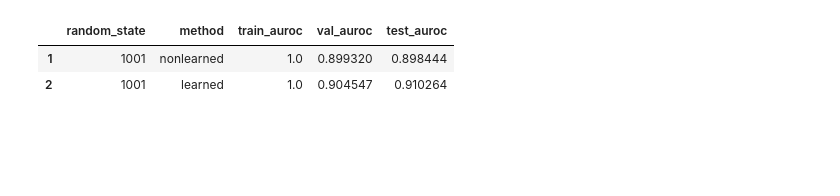
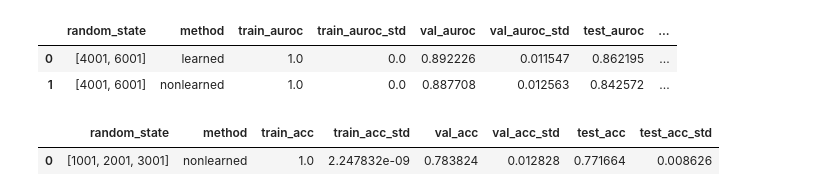
Before and after one commit to tufts-ml/bdl-transfer-learning, a Jupyter notebook: notebooks/comparison.ipynb, the cells around one changed output. Cells and saved outputs as stored; diff of their text form; code cells hidden in the pictures; blank space fills up the shorter version.

```diff
--- a/notebooks/comparison.ipynb
+++ b/notebooks/comparison.ipynb
@@ -18,8 +18,9 @@ def get_best_epoch(df, window_size):
                       for index in range(window_size, len(val_auroc))]
     return df.iloc[window_size+np.argmax(windowed_auroc)]
 # %%
-random_states = [1001]
-prior_scales = np.logspace(5, 9, num=5)
+random_states = [1001, 2001, 3001]
+random_states = [4001, 6001]
+prior_scales = np.logspace(0, 9, num=10)
 lr_0s = np.logspace(-1, -4, num=4)
 weight_decays = np.append(np.logspace(-2, -6, num=5), 0)
 window_size = 5
@@ -44,7 +45,7 @@ for (random_state,) in itertools.product(random_states):
            best_row.train_loss, best_row.train_nll, best_row.train_prior,
            best_row.val_auroc, best_row.val_loss, best_row.val_nll,
            best_row.val_prior]
-    df.loc[df.shape[0]+1] = row
+    df.loc[df.shape[0]] = row
     # Get best model
     best_row = None
     for lr_0, prior_scale, weight_decay in itertools.product(lr_0s, prior_scales, weight_decays):
@@ -59,11 +60,18 @@ for (random_state,) in itertools.product(random_states):
            best_row.train_loss, best_row.train_nll, best_row.train_prior,
            best_row.val_auroc, best_row.val_loss, best_row.val_nll,
            best_row.val_prior]
-    df.loc[df.shape[0]+1] = row
+    df.loc[df.shape[0]] = row
 # TODO: If more seeds are added average over seeds
+df = df.groupby('method').agg(lambda x: list(x))
+columns = ['test_auroc', 'train_auroc', 'val_auroc']
+for column in columns:
+    df['{}_std'.format(column)] = df[column].apply(lambda item: np.std(item))
+    df[column] = df[column].apply(lambda item: np.mean(item))
+df = df.reset_index()
 # %%
-df[['random_state', 'method', 'train_auroc', 'val_auroc', 'test_auroc']].head()
+df[['random_state', 'method', 'train_auroc', 'train_auroc_std', 'val_auroc',
+    'val_auroc_std', 'test_auroc', 'test_auroc_std']]
 # %% [output]
-|  | random_state | method | train_auroc | val_auroc | test_auroc |
-| 1 | 1001 | nonlearned | 1.0 | 0.899320 | 0.898444 |
-| 2 | 1001 | learned | 1.0 | 0.904547 | 0.910264 |
+|  | random_state | method | train_auroc | train_auroc_std | val_auroc | val_auroc_std | test_auroc | ... |
+| 0 | [4001, 6001] | learned | 1.0 | 0.0 | 0.892226 | 0.011547 | 0.862195 | ... |
+| 1 | [4001, 6001] | nonlearned | 1.0 | 0.0 | 0.887708 | 0.012563 | 0.842572 | ... |
@@ -69,0 +125,6 @@ df[['random_state', 'method', 'train_auroc', 'val_auroc', 'test_auroc']].head()
+# %%
+df[['random_state', 'method', 'train_acc', 'train_acc_std', 'val_acc',
+    'val_acc_std', 'test_acc', 'test_acc_std']]
+# %% [output]
+|  | random_state | method | train_acc | train_acc_std | val_acc | val_acc_std | test_acc | test_acc_std |
+| 0 | [1001, 2001, 3001] | nonlearned | 1.0 | 2.247832e-09 | 0.783824 | 0.012828 | 0.771664 | 0.008626 |
```
Also changed, not shown: parts of 4 cells of this notebook, 9 other files.
